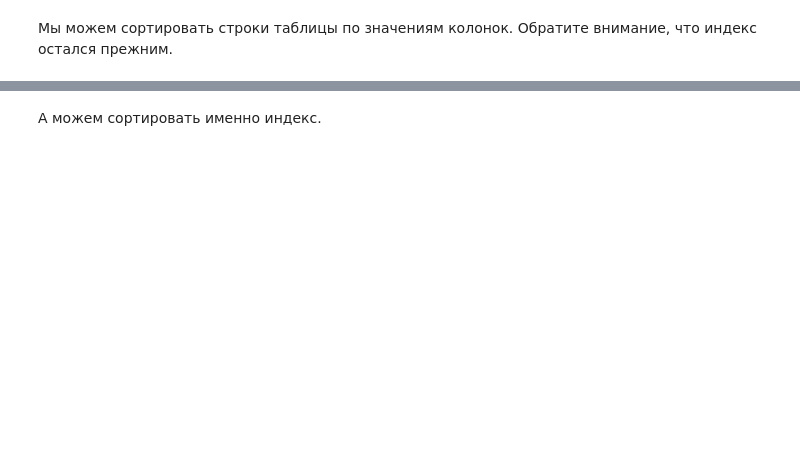
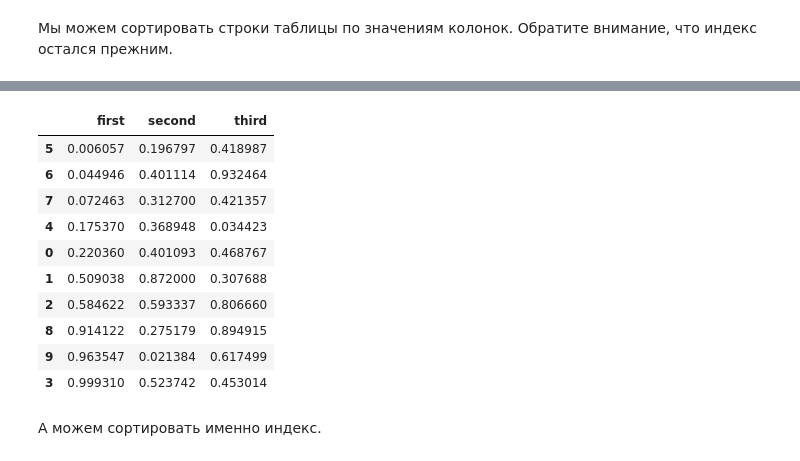
Before and after one commit to VorobyvEgor/Seminar_Sber, a Jupyter notebook: Seminars/Семинар_3_1.ipynb, the cells around one changed output, grey strips where cells are left out. Saved outputs shown, nothing was run; the diff lists cells and outputs as text; code cells hidden in the pictures; blank space fills up the shorter version.

```diff
--- a/Seminars/Семинар_3_1.ipynb
+++ b/Seminars/Семинар_3_1.ipynb
@@ -186,7 +395,19 @@ df.to_numpy()
 # %%
 # .sort_values() для сортировки по нескольким ключам
 
-...
+df.sort_values(by=['first', 'second'])
+# %% [output]
+|  | first | second | third |
+| 5 | 0.006057 | 0.196797 | 0.418987 |
+| 6 | 0.044946 | 0.401114 | 0.932464 |
+| 7 | 0.072463 | 0.312700 | 0.421357 |
+| 4 | 0.175370 | 0.368948 | 0.034423 |
+| 0 | 0.220360 | 0.401093 | 0.468767 |
+| 1 | 0.509038 | 0.872000 | 0.307688 |
+| 2 | 0.584622 | 0.593337 | 0.806660 |
+| 8 | 0.914122 | 0.275179 | 0.894915 |
+| 9 | 0.963547 | 0.021384 | 0.617499 |
+| 3 | 0.999310 | 0.523742 | 0.453014 |
 # %% [markdown]
 А можем сортировать именно индекс.
 # %%
```
Also changed, not shown: parts of 119 cells of this notebook.
